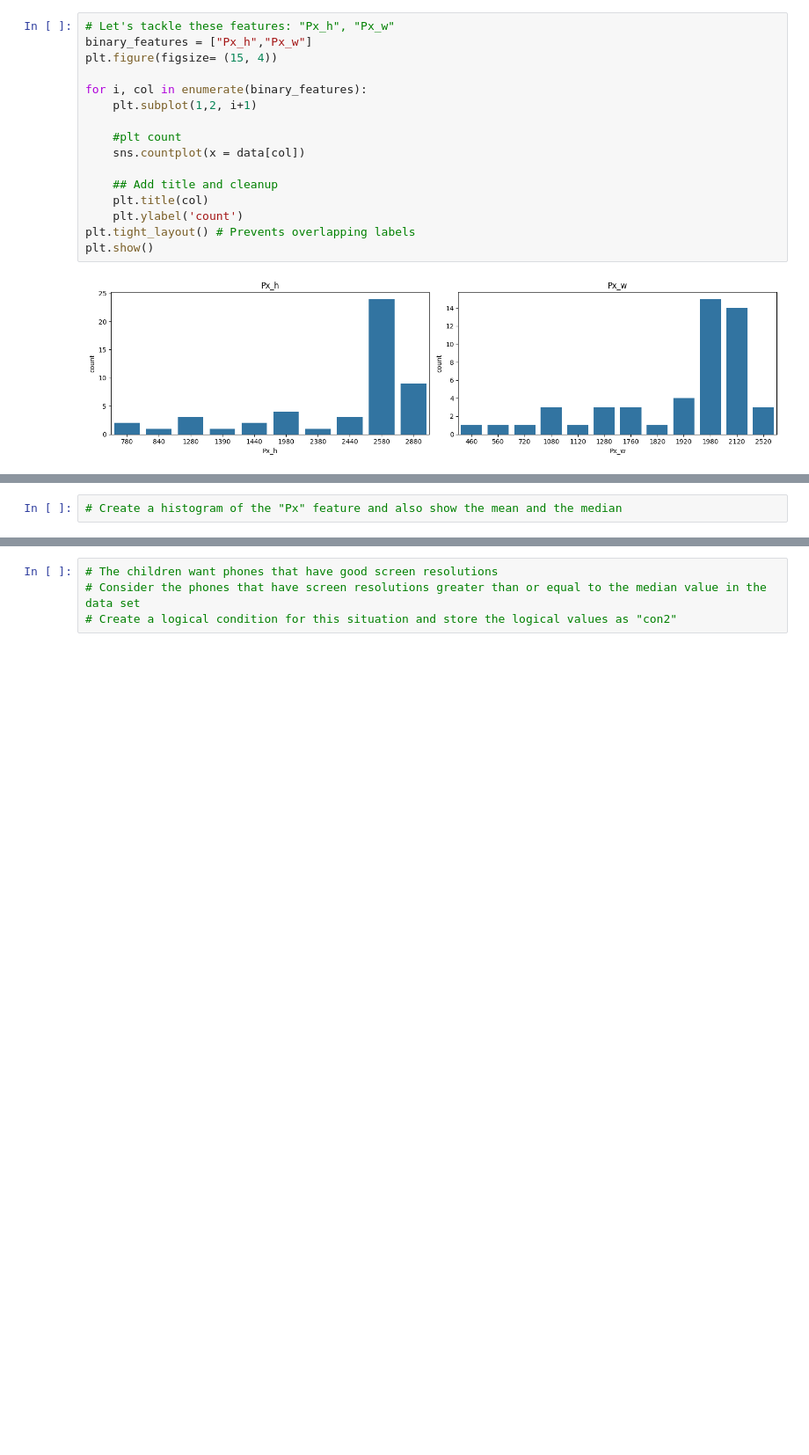
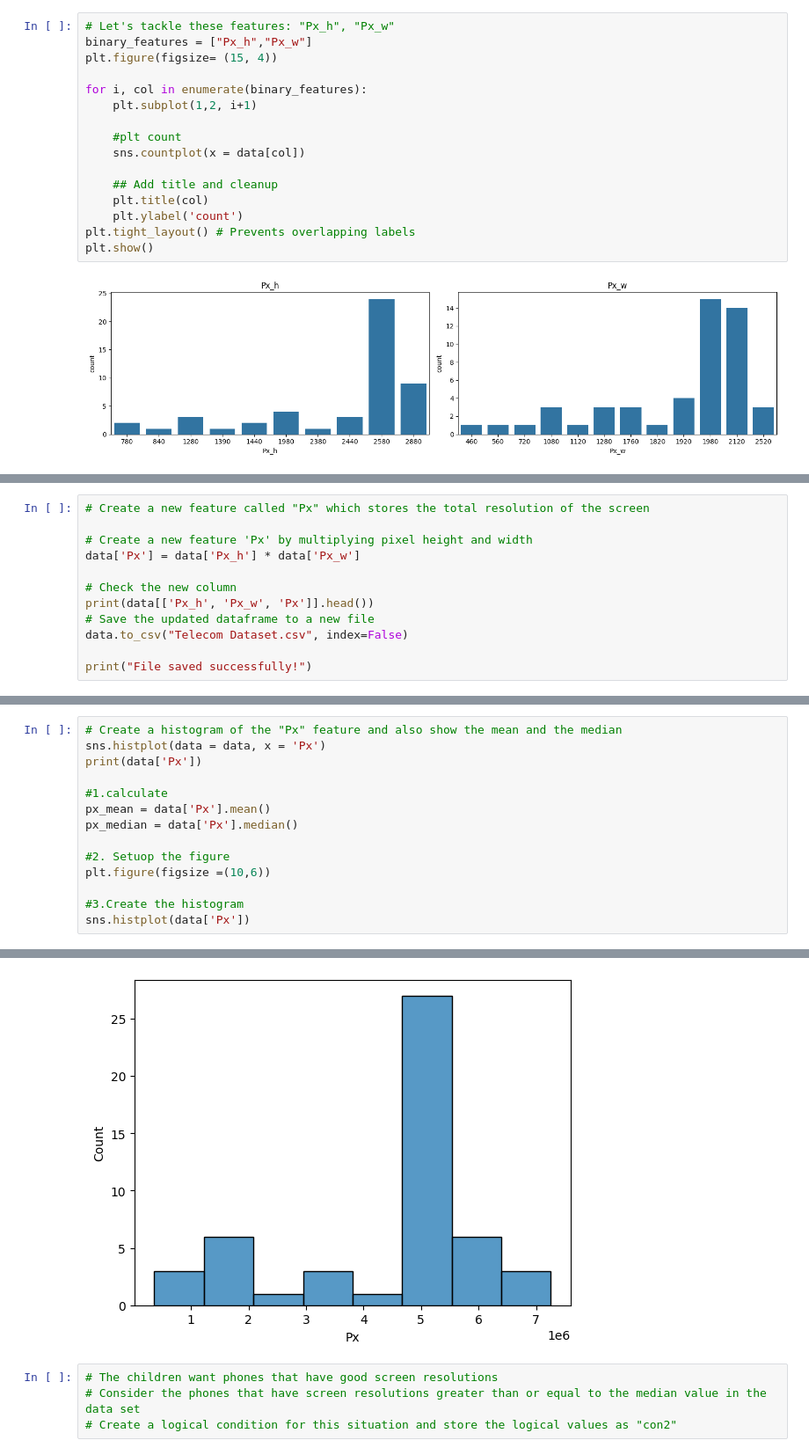
Before and after one commit to Subodhoraw/statistics-module-, a Jupyter notebook: Statistics Module Assignment.ipynb, the cells around one changed output, grey strips where cells are left out. Shown at 88% size. Cells and saved outputs as stored; diff of their text form; blank space fills up the shorter version.

```diff
--- a/Statistics Module Assignment.ipynb
+++ b/Statistics Module Assignment.ipynb
@@ -234,0 +233,12 @@ plt.show()
+# %%
+# Create a new feature called "Px" which stores the total resolution of the screen
+
+# Create a new feature 'Px' by multiplying pixel height and width
+data['Px'] = data['Px_h'] * data['Px_w']
+
+# Check the new column
+print(data[['Px_h', 'Px_w', 'Px']].head())
+# Save the updated dataframe to a new file
+data.to_csv("Telecom Dataset.csv", index=False)
+
+print("File saved successfully!")
@@ -235,2 +253,15 @@ plt.show()
 # %%
 # Create a histogram of the "Px" feature and also show the mean and the median
+sns.histplot(data = data, x = 'Px')
+print(data['Px'])
+
+#1.calculate
+px_mean = data['Px'].mean()
+px_median = data['Px'].median()
+
+#2. Setuop the figure
+plt.figure(figsize =(10,6))
+
+#3.Create the histogram
+sns.histplot(data['Px'])
+# %% [output]
@@ -237,3 +285,4 @@ plt.show()
+[figure, added]
 # %%
 # The children want phones that have good screen resolutions
 # Consider the phones that have screen resolutions greater than or equal to the median value in the data set
```
Also changed, not shown: parts of 3 cells of this notebook.
